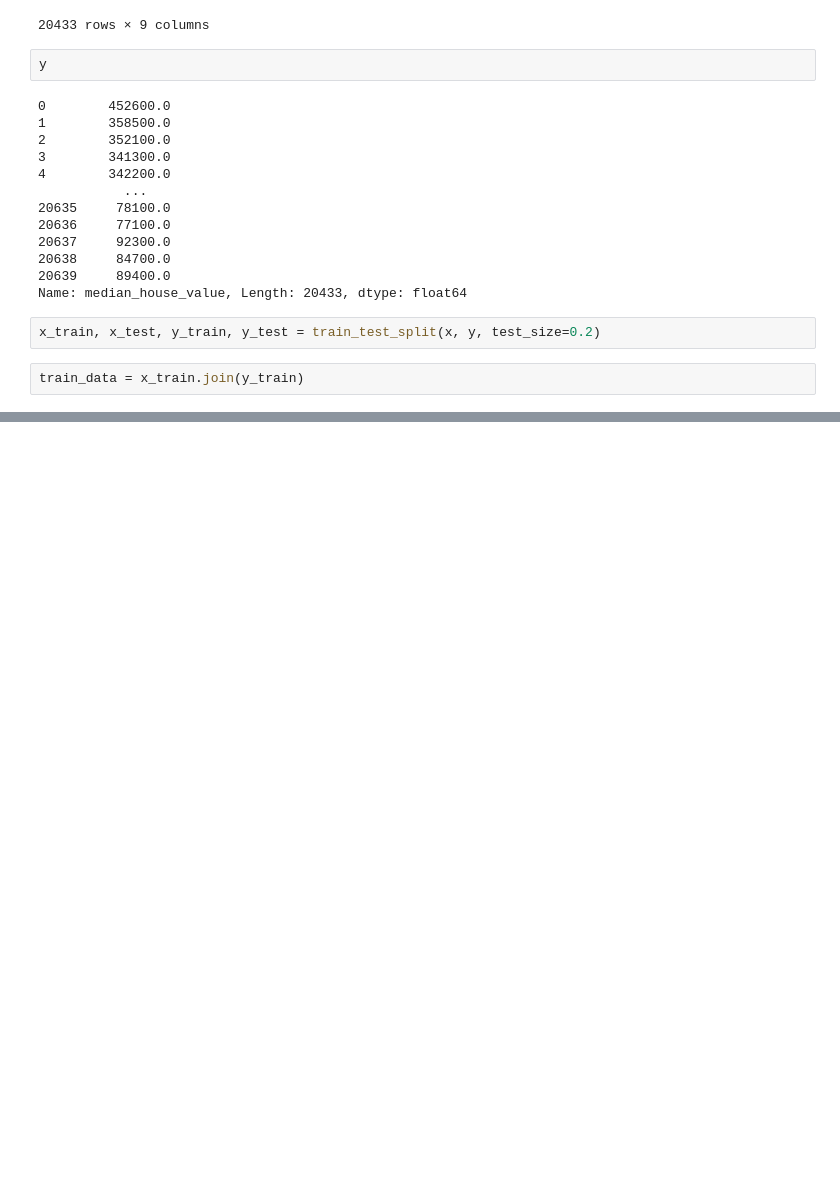
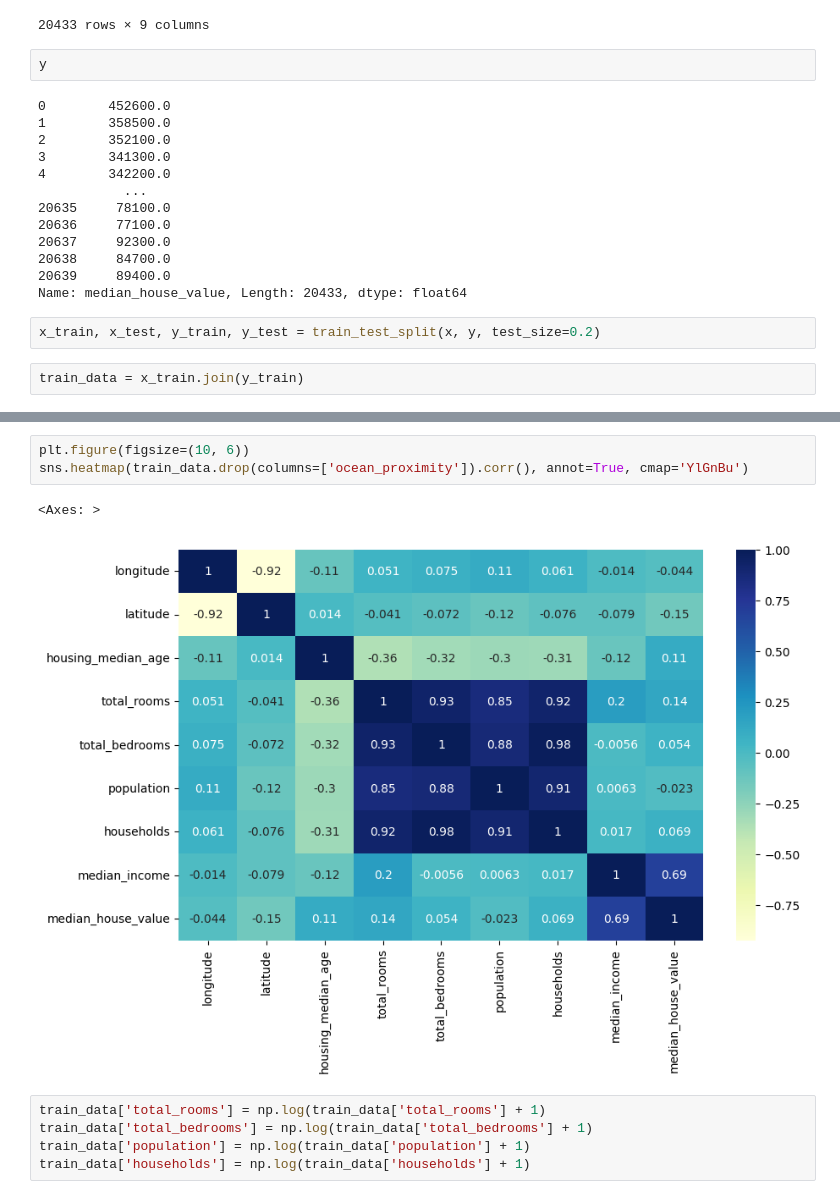
Before and after one commit to AlaR21/machine-learning-project, a Jupyter notebook: 1.ipynb, the cells around one changed output, grey strips where cells are left out. Drawn from its saved outputs; the diff is of its cells as text; blank space fills up the shorter version.

```diff
--- a/1.ipynb
+++ b/1.ipynb
@@ -135,0 +119,11 @@ array([[<Axes: title={'center': 'longitude'}>,
+# %%
+plt.figure(figsize=(10, 6))
+sns.heatmap(train_data.drop(columns=['ocean_proximity']).corr(), annot=True, cmap='YlGnBu')
+# %% [output]
+<Axes: >
+[figure, added]
+# %%
+train_data['total_rooms'] = np.log(train_data['total_rooms'] + 1)
+train_data['total_bedrooms'] = np.log(train_data['total_bedrooms'] + 1)
+train_data['population'] = np.log(train_data['population'] + 1)
+train_data['households'] = np.log(train_data['households'] + 1)
```
Also changed, not shown: parts of 7 cells of this notebook.
